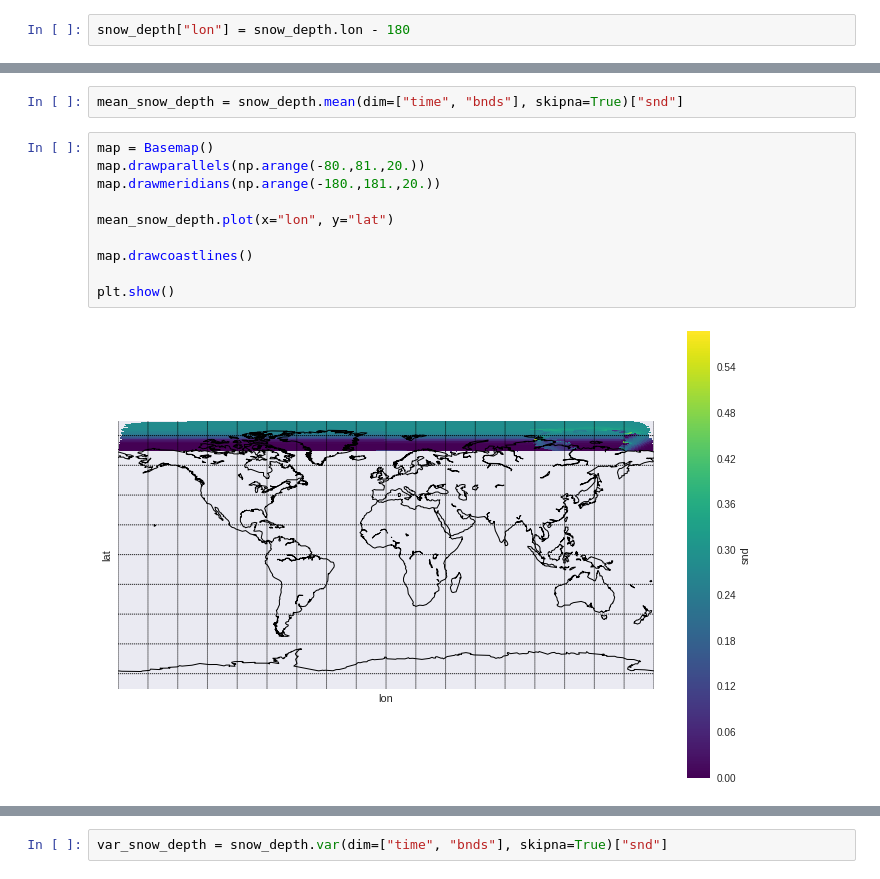
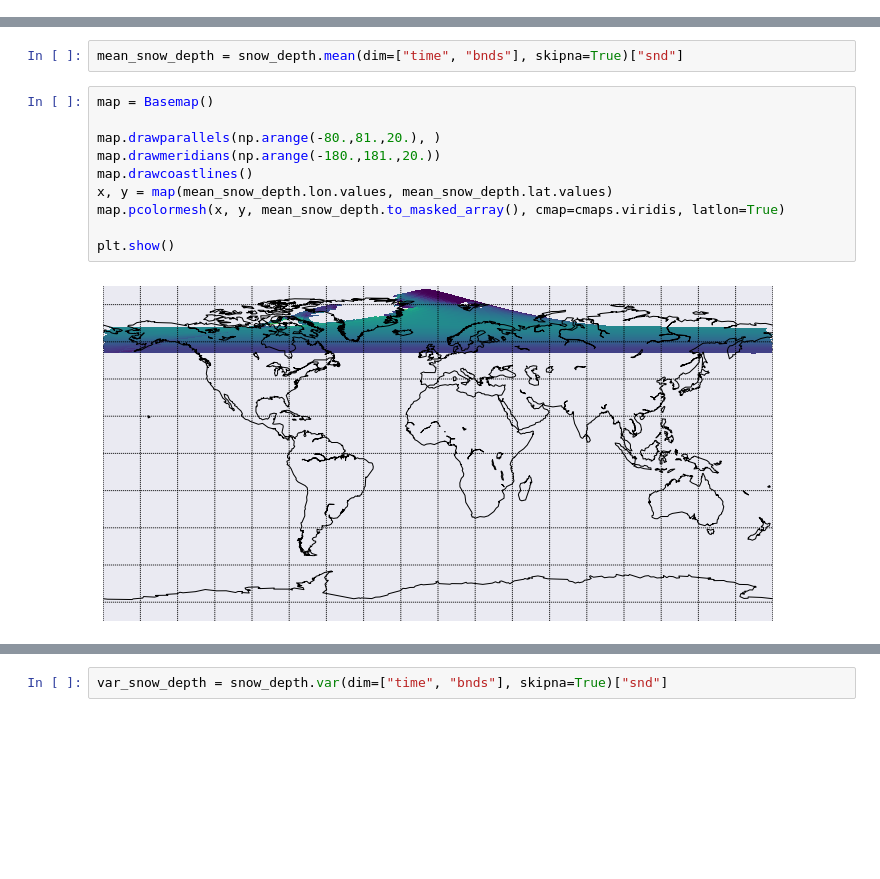
Before and after one commit to strongh/DIRECT-STEM-climate-workshop, a Jupyter notebook: notebooks/SnowDepthExploration.ipynb, the cells around one changed output, grey strips where cells are left out. Cells and saved outputs as stored; diff of their text form; blank space fills up the shorter version.

Commit message:
fixes to snow depth

```diff
--- a/notebooks/SnowDepthExploration.ipynb
+++ b/notebooks/SnowDepthExploration.ipynb
@@ -18,5 +18,3 @@ snow_depth =  xr.open_dataset('../data/SnowDepth_snd/snd_global_CCSM4_rcp45_1.nc
 #df = snow_depth.to_dataframe()
 # %%
 snow_depth = snow_depth.where(snow_depth.lat > 70)
-# %%
-snow_depth["lon"] = snow_depth.lon - 180
@@ -46,14 +34,14 @@ snow_depth["snd"].plot.hist()
 mean_snow_depth = snow_depth.mean(dim=["time", "bnds"], skipna=True)["snd"]
 # %%
 map = Basemap()
-map.drawparallels(np.arange(-80.,81.,20.))
+
+map.drawparallels(np.arange(-80.,81.,20.), )
 map.drawmeridians(np.arange(-180.,181.,20.))
-
-mean_snow_depth.plot(x="lon", y="lat")
-
 map.drawcoastlines()
+x, y = map(mean_snow_depth.lon.values, mean_snow_depth.lat.values)
+map.pcolormesh(x, y, mean_snow_depth.to_masked_array(), cmap=cmaps.viridis, latlon=True)
 
 plt.show()
 # %% [output]
-[figure, old version]
+[figure, new version]
 # %%
```
Also changed, not shown: parts of 4 cells of this notebook.
